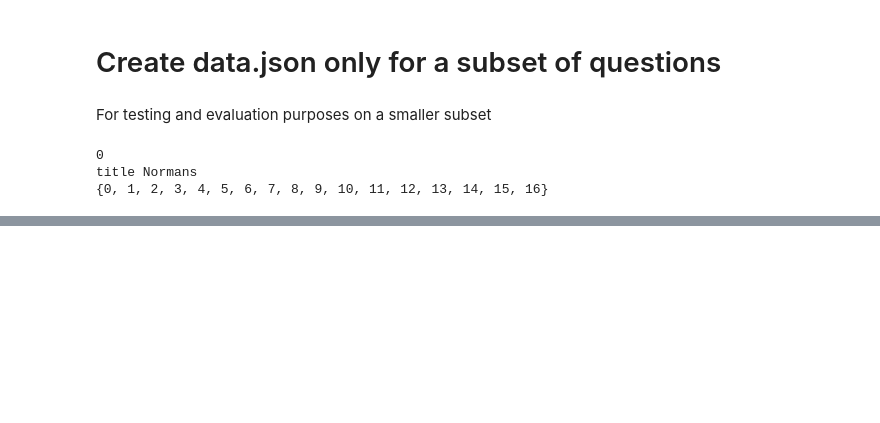
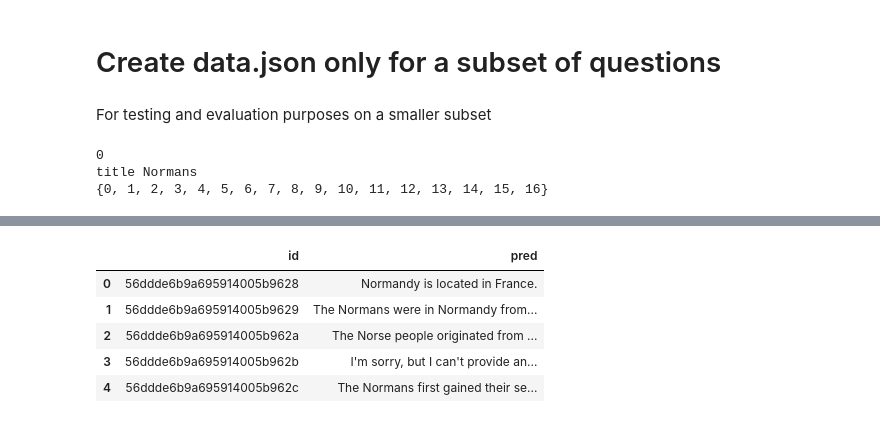
Before and after one commit to mariadancianu/RAG-Optimization, a Jupyter notebook: nb_experiments.ipynb, the cells around one changed output, grey strips where cells are left out. Saved outputs shown, nothing was run; the diff lists cells and outputs as text; code cells hidden in the pictures; blank space fills up the shorter version.

```diff
--- a/nb_experiments.ipynb
+++ b/nb_experiments.ipynb
@@ -519,0 +560,17 @@ with open("data_updated.json", "w") as f:
+# %%
+
+filename = "pred.json"
+with open(filename, "rb") as f:
+    pred = json.load(f)
+
+df_pred = pd.DataFrame.from_dict(pred, orient="index", columns=["pred"])
+df_pred.index.name = "id"
+df_pred.reset_index(inplace=True, drop=False)
+df_pred.head()
+# %% [output]
+|  | id | pred |
+| 0 | 56ddde6b9a695914005b9628 | Normandy is located in France. |
+| 1 | 56ddde6b9a695914005b9629 | The Normans were in Normandy from... |
+| 2 | 56ddde6b9a695914005b962a | The Norse people originated from ... |
+| 3 | 56ddde6b9a695914005b962b | I'm sorry, but I can't provide an... |
+| 4 | 56ddde6b9a695914005b962c | The Normans first gained their se... |
```
Also changed, not shown: parts of 10 cells of this notebook, 4 other files.
